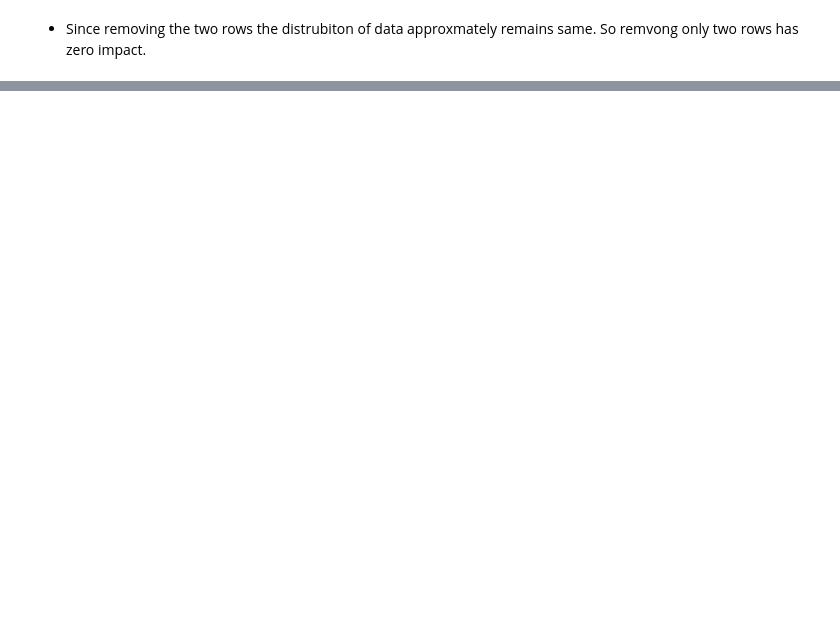
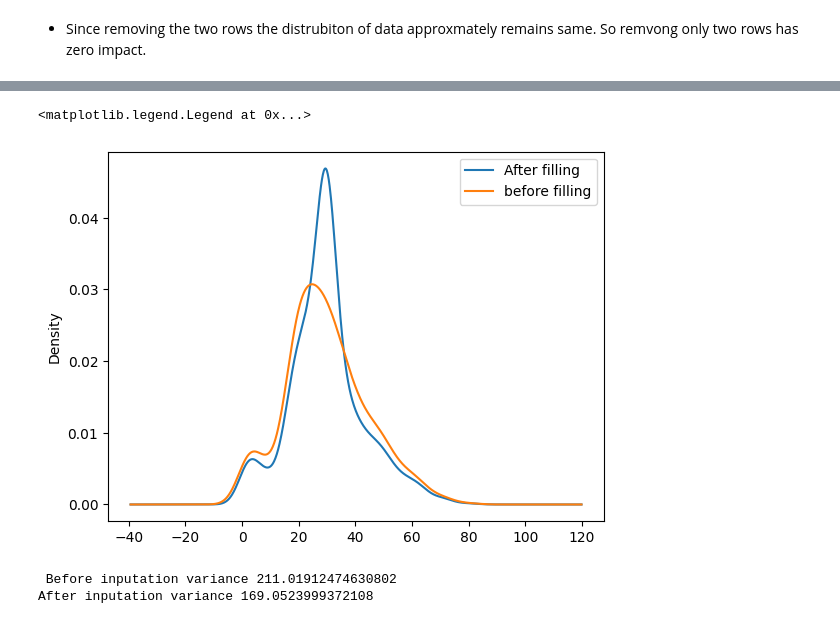
Before and after one commit to lalit7886/DataScience, a Jupyter notebook: EDA/titanice.ipynb, the cells around one changed output, grey strips where cells are left out. Cells and saved outputs as stored; diff of their text form; code cells hidden in the pictures; blank space fills up the shorter version.

```diff
--- a/EDA/titanice.ipynb
+++ b/EDA/titanice.ipynb
@@ -332,8 +332,6 @@ df[df["Embarked"].isna()]
 | PassengerId |  |  |  |  |  |  |  |  |  |  | ... |
 | 62 | 1 | 1 | Icard, Miss. Amelie | female | 38.0 | 0 | 0 | 113572 | 80.0 | B28 | ... |
 | 830 | 1 | 1 | Stone, Mrs. George Nelson (Martha... | female | 62.0 | 0 | 0 | 113572 | 80.0 | B28 | ... |
-# %%
-new_df.dropna(subset=["Embarked"],inplace=True)
 # %%
 new_df.isnull().sum()
 # %% [output]
@@ -394 +361,14 @@ knn_inputer=KNNImputer(weights="distance")
 new_df["Age"]=knn_inputer.fit_transform(new_df[["Age"]])
+# %%
+new_df["Age"].plot(kind="kde",label="After filling")
+df["Age"].plot(kind="kde",label="before filling")
+plt.legend()
+# %% [output]
+<matplotlib.legend.Legend at 0x...>
+[figure, added]
+# %%
+print(f" Before inputation variance {df["Age"].var()}")
+print(f"After inputation variance {new_df["Age"].var()}")
+# %% [output]
+ Before inputation variance 211.01912474630802
+After inputation variance 169.0523999372108
```
Also changed, not shown: parts of 20 cells of this notebook, 4 other files.
